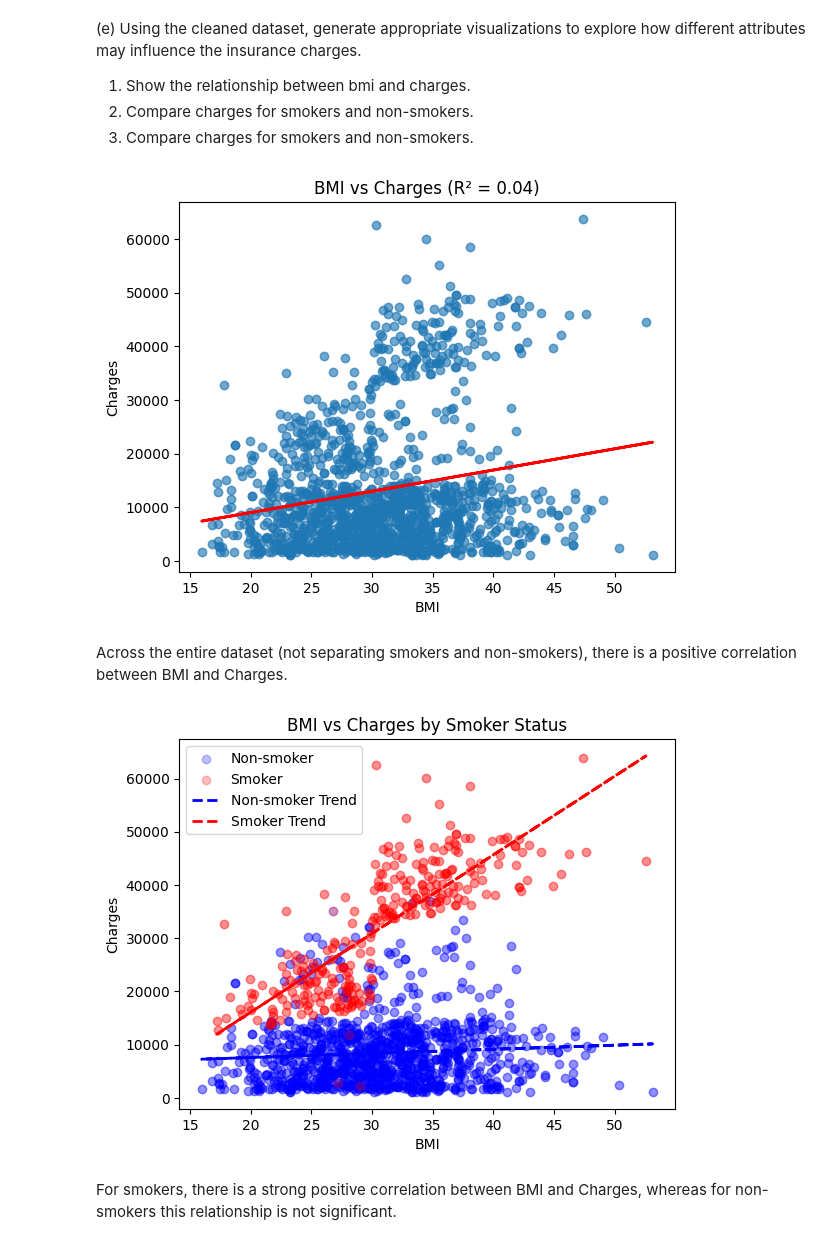
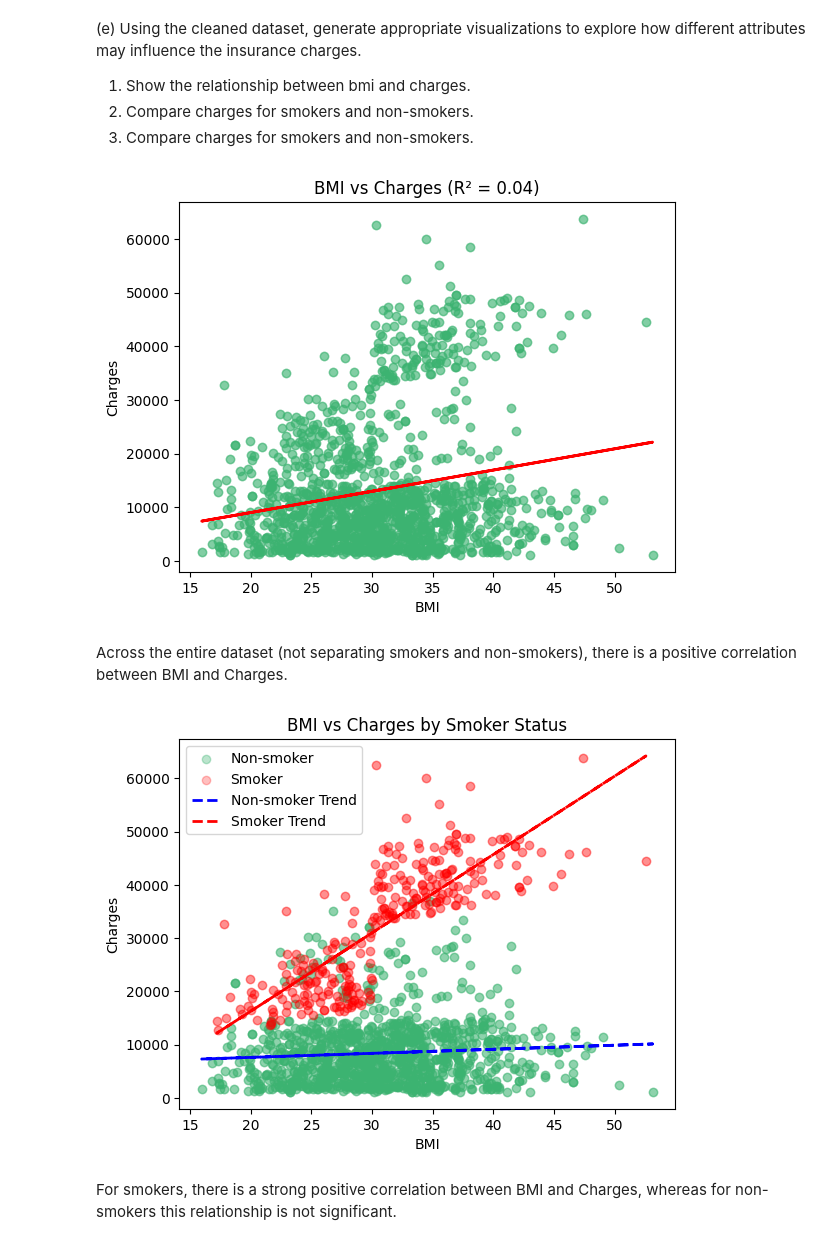
Before and after one commit to jonathern/health_insurance, a Jupyter notebook: Notebook.ipynb, the cells around one changed output. Saved outputs shown, nothing was run; the diff lists cells and outputs as text; code cells hidden in the pictures.

```diff
--- a/Notebook.ipynb
+++ b/Notebook.ipynb
@@ -209,26 +209,26 @@ df_cleaned = pd.read_csv('data/cleaned/kateega.csv')
 # %%
 X = df['bmi'].values.reshape(-1, 1)
 y = df['charges'].values
 
 # Fit linear regression
 model = LinearRegression()
 model.fit(X, y)
 
 # Predict line
 y_pred = model.predict(X)
 
 # Calculate R^2
 r2 = model.score(X, y)
 
 # Scatter plot
-plt.scatter(df['bmi'], df['charges'], alpha=0.4)
+plt.scatter(df['bmi'], df['charges'], color='mediumseagreen', alpha=0.4)
 plt.plot(df['bmi'], y_pred, color='red', linewidth=2)
 plt.xlabel('BMI')
 plt.ylabel('Charges')
 plt.title(f'BMI vs Charges (R² = {r2:.2f})')
 plt.show()
 # %% [output]
-[figure, old version]
+[figure, new version]
 # %% [markdown]
 Across the entire dataset (not separating smokers and non-smokers), there is a positive correlation between BMI and Charges.
 # %%
@@ -238,7 +238,7 @@ non_smokers = df[df['smoker'] == 0]
 
 # Plot non-smokers
 plt.scatter(non_smokers['bmi'], non_smokers['charges'],
-            color='blue', label='Non-smoker', alpha=0.25)
+            color='mediumseagreen', label='Non-smoker', alpha=0.35)
 
 # Plot smokers
 plt.scatter(smokers['bmi'], smokers['charges'],
@@ -264,7 +264,7 @@ plt.legend()
 
 plt.show()
 # %% [output]
-[figure, old version]
+[figure, new version]
 # %% [markdown]
 For smokers, there is a strong positive correlation between BMI and Charges, whereas for non-smokers this relationship is not significant.
 # %% [markdown]
```
Also changed, not shown: 1 other file.
